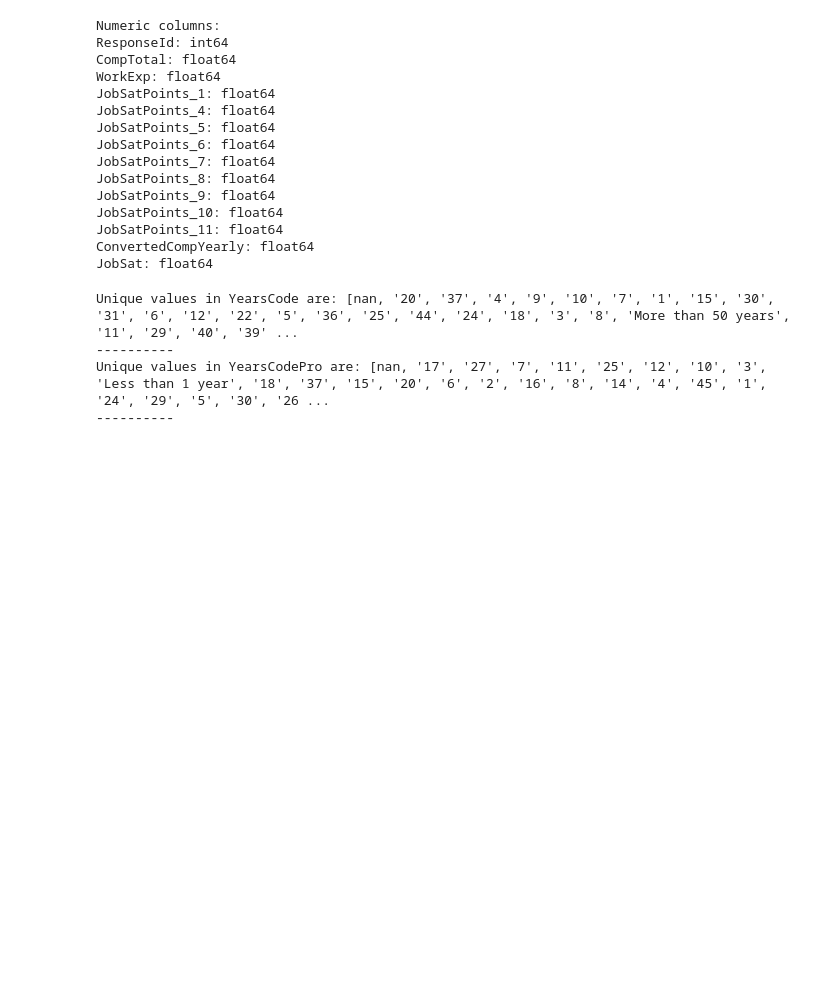
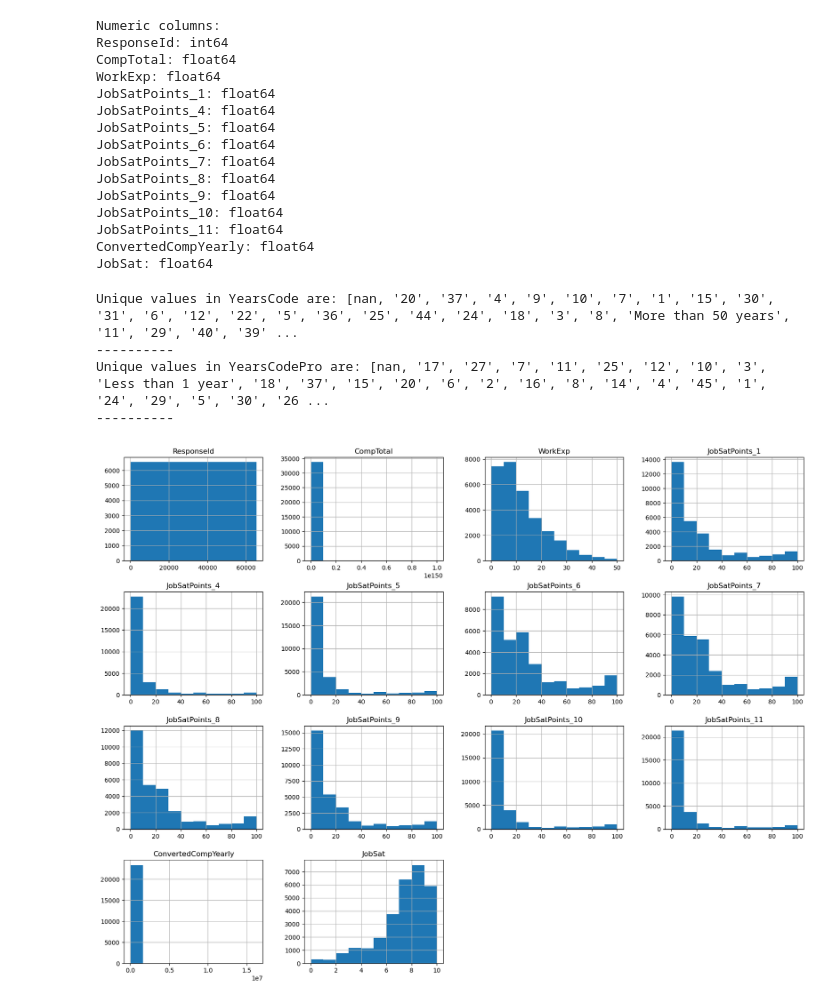
Before and after one commit to YossefEzz/stack_overflow_analysis_e2e, a Jupyter notebook: notebooks/00_exploration.ipynb, the cells around one changed output. Cells and saved outputs as stored; diff of their text form; code cells hidden in the pictures; blank space fills up the shorter version.

```diff
--- a/notebooks/00_exploration.ipynb
+++ b/notebooks/00_exploration.ipynb
@@ -109,3 +106,8 @@ Unique values in YearsCode are: [nan, '20', '37', '4', '9', '10', '7', '1', '15'
 ----------
 Unique values in YearsCodePro are: [nan, '17', '27', '7', '11', '25', '12', '10', '3', 'Less than 1 year', '18', '37', '15', '20', '6', '2', '16', '8', '14', '4', '45', '1', '24', '29', '5', '30', '26 ...
 ----------
+# %%
+raw_df.hist(bins=10, figsize=(20, 15))
+plt.show()
+# %% [output]
+[figure, added]
```
Also changed, not shown: parts of 2 cells of this notebook, 4 other files.
